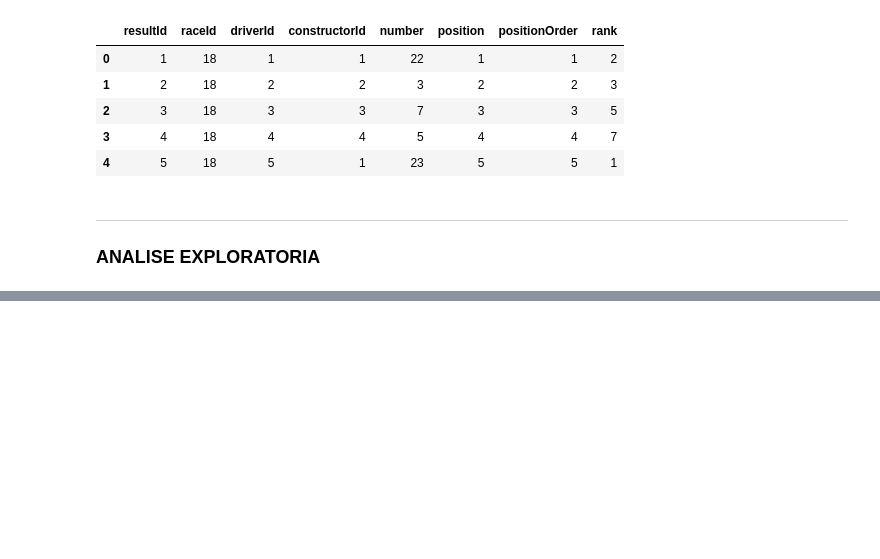
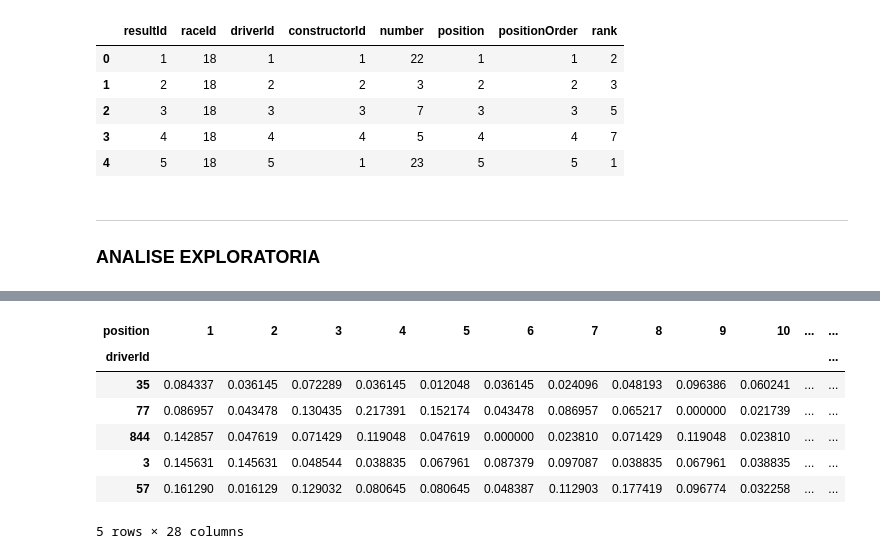
Before and after one commit to Amanda-Carmo/projeto2_cdados, a Jupyter notebook: Projeto 2 DADOS.ipynb, the cells around one changed output, grey strips where cells are left out. Cells and saved outputs as stored; diff of their text form; code cells hidden in the pictures; blank space fills up the shorter version.

```diff
--- a/Projeto 2 DADOS.ipynb
+++ b/Projeto 2 DADOS.ipynb
@@ -180,0 +226,12 @@ ___
+# %%
+corredor_taxa_filtrado = corredor_taxa.sort_values(by=1).tail(11)
+corredor_taxa_filtrado.head()
+# %% [output]
+| position | 1 | 2 | 3 | 4 | 5 | 6 | 7 | 8 | 9 | 10 | ... | ... |
+| driverId |  |  |  |  |  |  |  |  |  |  |  | ... |
+| 35 | 0.084337 | 0.036145 | 0.072289 | 0.036145 | 0.012048 | 0.036145 | 0.024096 | 0.048193 | 0.096386 | 0.060241 | ... | ... |
+| 77 | 0.086957 | 0.043478 | 0.130435 | 0.217391 | 0.152174 | 0.043478 | 0.086957 | 0.065217 | 0.000000 | 0.021739 | ... | ... |
+| 844 | 0.142857 | 0.047619 | 0.071429 | 0.119048 | 0.047619 | 0.000000 | 0.023810 | 0.071429 | 0.119048 | 0.023810 | ... | ... |
+| 3 | 0.145631 | 0.145631 | 0.048544 | 0.038835 | 0.067961 | 0.087379 | 0.097087 | 0.038835 | 0.067961 | 0.038835 | ... | ... |
+| 57 | 0.161290 | 0.016129 | 0.129032 | 0.080645 | 0.080645 | 0.048387 | 0.112903 | 0.177419 | 0.096774 | 0.032258 | ... | ... |
+5 rows × 28 columns
```
Also changed, not shown: parts of 9 cells of this notebook.
